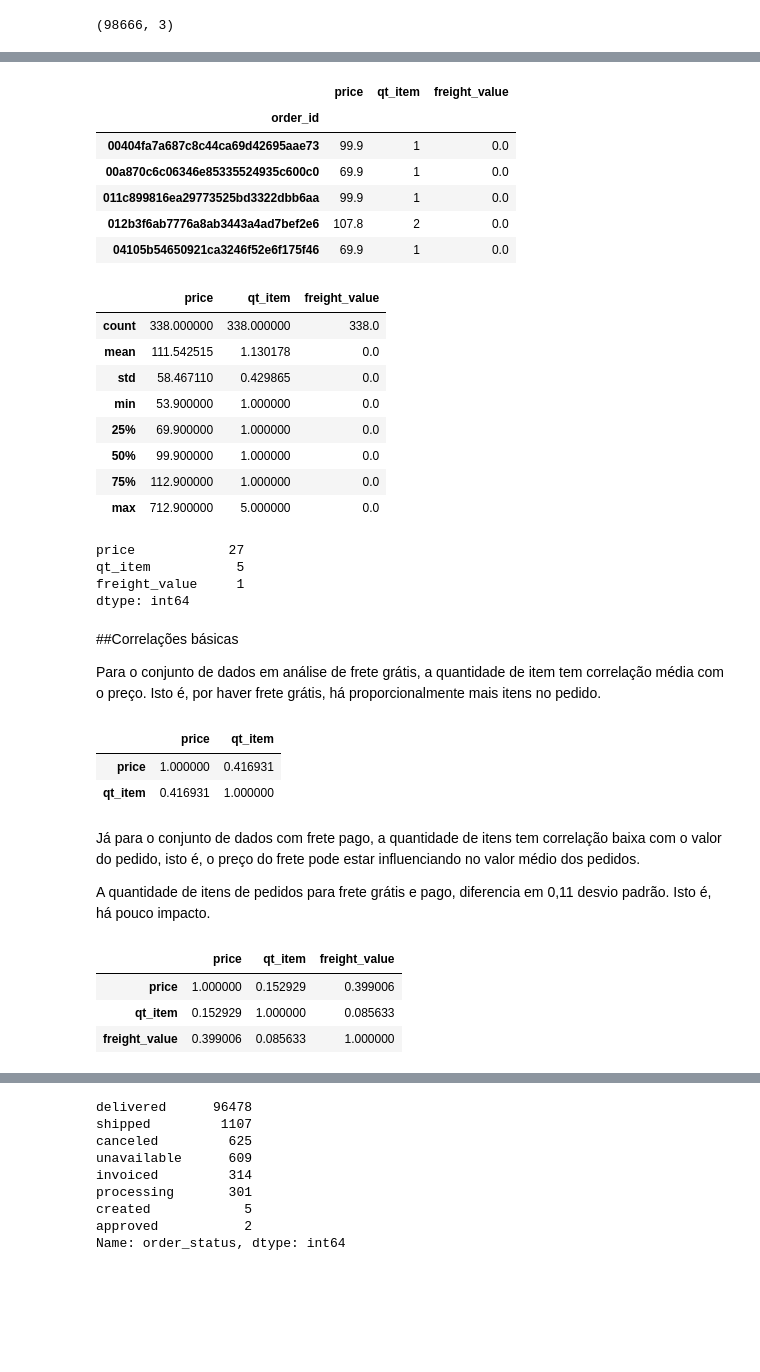
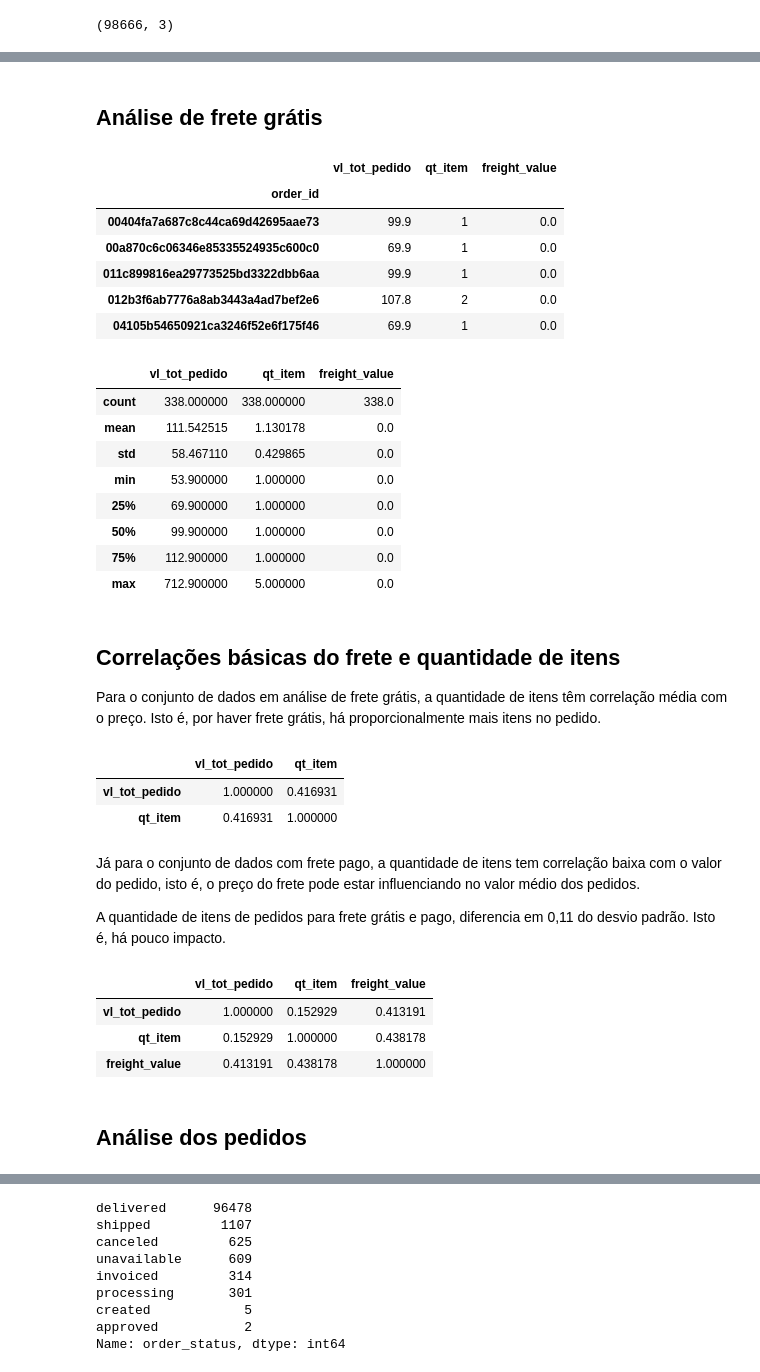
Before and after one commit to itimes-digital/olist_analise, a Jupyter notebook: olist_analise_de_negocio.ipynb, the cells around one changed output, grey strips where cells are left out. Cells and saved outputs as stored; diff of their text form; code cells hidden in the pictures; blank space fills up the shorter version.

```diff
--- a/olist_analise_de_negocio.ipynb
+++ b/olist_analise_de_negocio.ipynb
@@ -283,0 +350,3 @@ ds_pedido_itens_grupo.query("order_id == '8272b63d03f5f79c56e9e4120aec44ef'")
+# %%
+ds_pedidos_itens_preco_somados = ds_pedido_itens.groupby("order_id").agg({"price": "sum"})
+ds_pedidos_itens_preco_somados.reset_index()
@@ -288,6 +379,7 @@ Index(['order_id', 'order_item_id', 'product_id', 'seller_id',
        'shipping_limit_date', 'price', 'freight_value'],
       dtype='object')
 # %%
+# Retirada da coluna order_item_id
 ds_pedido_itens_grupo_frete = ds_pedido_itens
 ds_pedido_itens_grupo_frete = ds_pedido_itens_grupo_frete[['order_id',
                                                            'product_id',
@@ -295,7 +387,9 @@ ds_pedido_itens_grupo_frete = ds_pedido_itens_grupo_frete[['order_id',
                                                            'shipping_limit_date',
                                                            'price',
                                                            'freight_value']]
-ds_pedido_itens_grupo_frete = ds_pedido_itens_grupo_frete.drop_duplicates()
+
+# Retira os itens duplicados, para somar o valor real do frete.
+#ds_pedido_itens_grupo_frete = ds_pedido_itens_grupo_frete.drop_duplicates()
 ds_pedido_itens_grupo_frete.head()
 # %% [output]
 |  | order_id | product_id | seller_id | shipping_limit_date | price | freight_value |
@@ -330,3 +423,0 @@ ds_pedido_itens_grupo_frete.query("order_id == '8272b63d03f5f79c56e9e4120aec44ef
-# %%
-ds_pedidos_itens_preco_somados = ds_pedido_itens.groupby("order_id")["price"].sum()
-ds_pedidos_itens_preco_somados
@@ -380,7 +455,7 @@ ds_pedidos_itens_unicos.head()
 | 00024acbcdf0a6daa1e931b038114c75 | 12.99 | 1 | 12.79 |
 | 00042b26cf59d7ce69dfabb4e55b4fd9 | 199.90 | 1 | 18.14 |
 # %%
-ds_pedidos_itens_unicos = ds_pedidos_itens_unicos.rename(columns={"product_id": "qt_item"})
+ds_pedidos_itens_unicos = ds_pedidos_itens_unicos.rename(columns={"product_id": "qt_item", "price": "vl_tot_pedido"})
 # %%
 ds_pedidos_itens_unicos.query("order_id == '8272b63d03f5f79c56e9e4120aec44ef'")
 # %% [output]
@@ -468,8 +529,10 @@ ds_pedido_frete_pago.describe()
+# %% [markdown]
+## Análise de frete grátis
 # %%
 ds_pedido_frete_gratis = ds_pedidos_itens_unicos.query('freight_value == 0.0')
 ds_pedido_frete_gratis.head()
 # %% [output]
-|  | price | qt_item | freight_value |
+|  | vl_tot_pedido | qt_item | freight_value |
 | order_id |  |  |  |
 | 00404fa7a687c8c44ca69d42695aae73 | 99.9 | 1 | 0.0 |
 | 00a870c6c06346e85335524935c600c0 | 69.9 | 1 | 0.0 |
@@ -479,7 +542,7 @@ ds_pedido_frete_gratis.head()
 # %%
 ds_pedido_frete_gratis.describe()
 # %% [output]
-|  | price | qt_item | freight_value |
+|  | vl_tot_pedido | qt_item | freight_value |
 | count | 338.000000 | 338.000000 | 338.0 |
 | mean | 111.542515 | 1.130178 | 0.0 |
 | std | 58.467110 | 0.429865 | 0.0 |
@@ -488,34 +551,29 @@ ds_pedido_frete_gratis.describe()
 | 50% | 99.900000 | 1.000000 | 0.0 |
 | 75% | 112.900000 | 1.000000 | 0.0 |
 | max | 712.900000 | 5.000000 | 0.0 |
-# %%
-ds_pedido_frete_gratis.nunique()
-# %% [output]
-price            27
-qt_item           5
-freight_value     1
-dtype: int64
 # %% [markdown]
-##Correlações básicas
+## Correlações básicas do frete e quantidade de itens
 
-Para o conjunto de dados em análise de frete grátis, a quantidade de item tem correlação média com o preço. Isto é, por haver frete grátis, há proporcionalmente mais itens no pedido.
+Para o conjunto de dados em análise de frete grátis, a quantidade de itens têm correlação média com o preço. Isto é, por haver frete grátis, há proporcionalmente mais itens no pedido.
 # %%
-ds_pedido_frete_gratis[['price', 'qt_item']].corr()
+ds_pedido_frete_gratis[['vl_tot_pedido', 'qt_item']].corr()
 # %% [output]
-|  | price | qt_item |
-| price | 1.000000 | 0.416931 |
+|  | vl_tot_pedido | qt_item |
+| vl_tot_pedido | 1.000000 | 0.416931 |
 | qt_item | 0.416931 | 1.000000 |
 # %% [markdown]
 Já para o conjunto de dados com frete pago, a quantidade de itens tem correlação baixa com o valor do pedido, isto é, o preço do frete pode estar influenciando no valor médio dos pedidos.
 
-A quantidade de itens de pedidos para frete grátis e pago, diferencia em 0,11 desvio padrão. Isto é, há pouco impacto.
+A quantidade de itens de pedidos para frete grátis e pago, diferencia em 0,11 do desvio padrão. Isto é, há pouco impacto.
 # %%
-ds_pedido_frete_pago[['price', 'qt_item', 'freight_value']].corr()
+ds_pedido_frete_pago[['vl_tot_pedido', 'qt_item', 'freight_value']].corr()
 # %% [output]
-|  | price | qt_item | freight_value |
-| price | 1.000000 | 0.152929 | 0.399006 |
-| qt_item | 0.152929 | 1.000000 | 0.085633 |
-| freight_value | 0.399006 | 0.085633 | 1.000000 |
+|  | vl_tot_pedido | qt_item | freight_value |
+| vl_tot_pedido | 1.000000 | 0.152929 | 0.413191 |
+| qt_item | 0.152929 | 1.000000 | 0.438178 |
+| freight_value | 0.413191 | 0.438178 | 1.000000 |
+# %% [markdown]
+## Análise dos pedidos
 # %%
 ds_pedidos.head()
 # %% [output]
```
Also changed, not shown: parts of 205 cells of this notebook.
